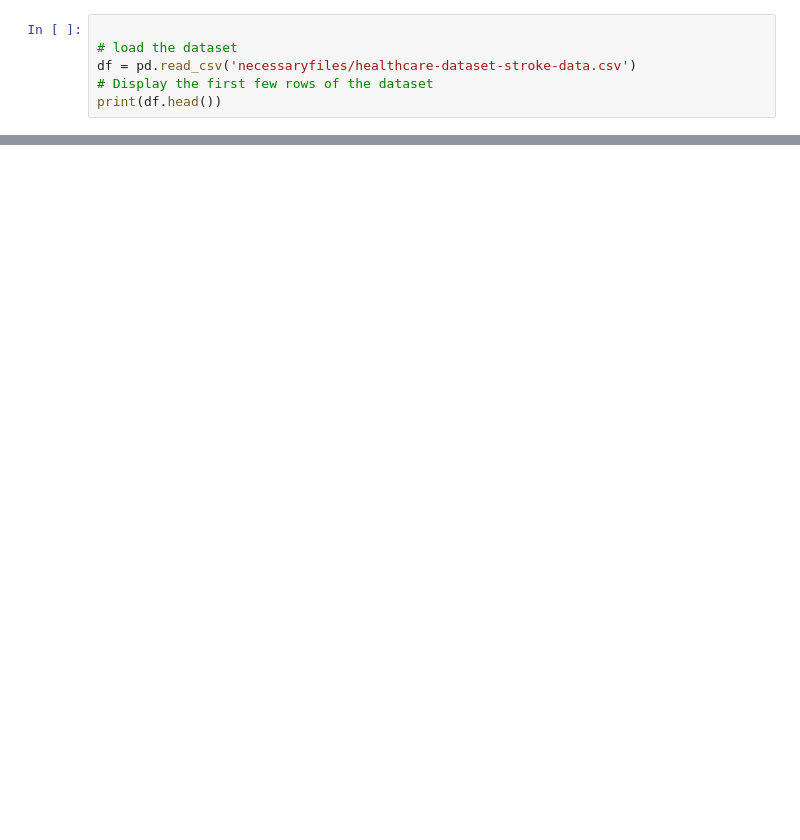
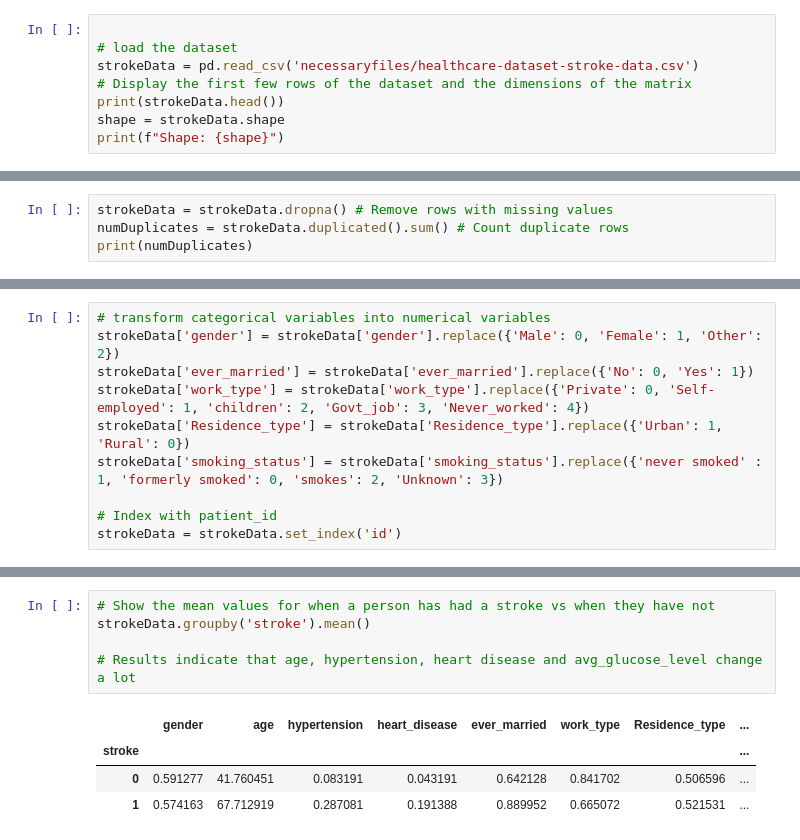
Before and after one commit to tom-bomb1/Stroke-Risk-Classification, a Jupyter notebook: jupyterMain.ipynb, the cells around one changed output, grey strips where cells are left out. Drawn from its saved outputs; the diff is of its cells as text; blank space fills up the shorter version.

```diff
--- a/jupyterMain.ipynb
+++ b/jupyterMain.ipynb
@@ -8,9 +9,11 @@ import xgboost as xgb
 # %%
 
 # load the dataset
-df = pd.read_csv('necessaryfiles/healthcare-dataset-stroke-data.csv')
-# Display the first few rows of the dataset
-print(df.head())
+strokeData = pd.read_csv('necessaryfiles/healthcare-dataset-stroke-data.csv')
+# Display the first few rows of the dataset and the dimensions of the matrix
+print(strokeData.head())
+shape = strokeData.shape
+print(f"Shape: {shape}")
 # %% [output]
       id  gender   age  hypertension  heart_disease ever_married  \
 0   9046    Male  67.0             0              1          Yes
@@ -34,0 +37,4 @@ print(df.head())
+# %%
+strokeData = strokeData.dropna() # Remove rows with missing values
+numDuplicates = strokeData.duplicated().sum() # Count duplicate rows
+print(numDuplicates)
@@ -34,0 +43,10 @@ print(df.head())
+# %%
+# transform categorical variables into numerical variables
+strokeData['gender'] = strokeData['gender'].replace({'Male': 0, 'Female': 1, 'Other': 2})
+strokeData['ever_married'] = strokeData['ever_married'].replace({'No': 0, 'Yes': 1})
+strokeData['work_type'] = strokeData['work_type'].replace({'Private': 0, 'Self-employed': 1, 'children': 2, 'Govt_job': 3, 'Never_worked': 4})
+strokeData['Residence_type'] = strokeData['Residence_type'].replace({'Urban': 1, 'Rural': 0})
+strokeData['smoking_status'] = strokeData['smoking_status'].replace({'never smoked' : 1, 'formerly smoked': 0, 'smokes': 2, 'Unknown': 3})
+
+# Index with patient_id
+strokeData = strokeData.set_index('id')
@@ -34,0 +110,10 @@ print(df.head())
+# %%
+# Show the mean values for when a person has had a stroke vs when they have not
+strokeData.groupby('stroke').mean()
+
+# Results indicate that age, hypertension, heart disease and avg_glucose_level change a lot
+# %% [output]
+|  | gender | age | hypertension | heart_disease | ever_married | work_type | Residence_type | ... |
+| stroke |  |  |  |  |  |  |  | ... |
+| 0 | 0.591277 | 41.760451 | 0.083191 | 0.043191 | 0.642128 | 0.841702 | 0.506596 | ... |
+| 1 | 0.574163 | 67.712919 | 0.287081 | 0.191388 | 0.889952 | 0.665072 | 0.521531 | ... |
```
Also changed, not shown: parts of 20 cells of this notebook.
